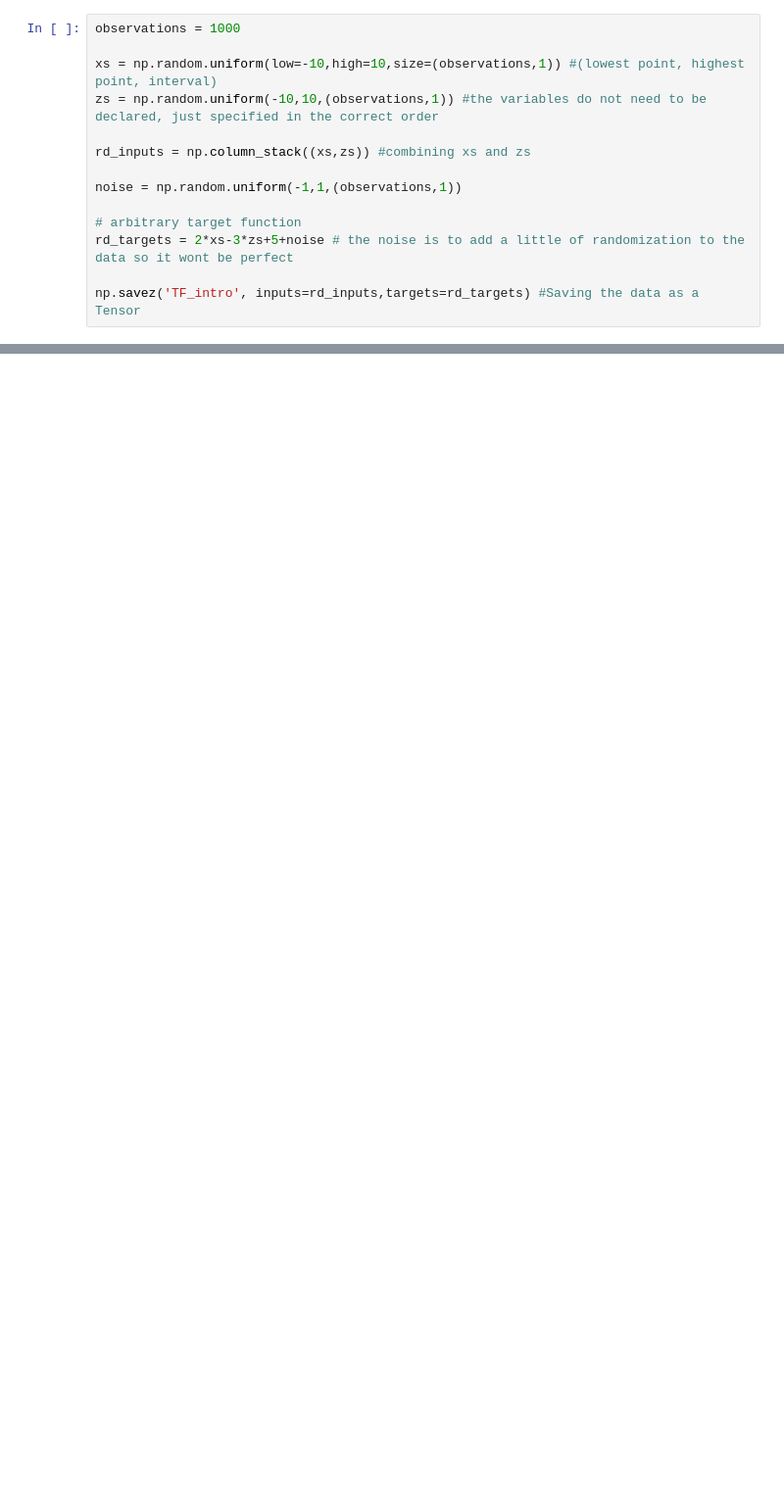
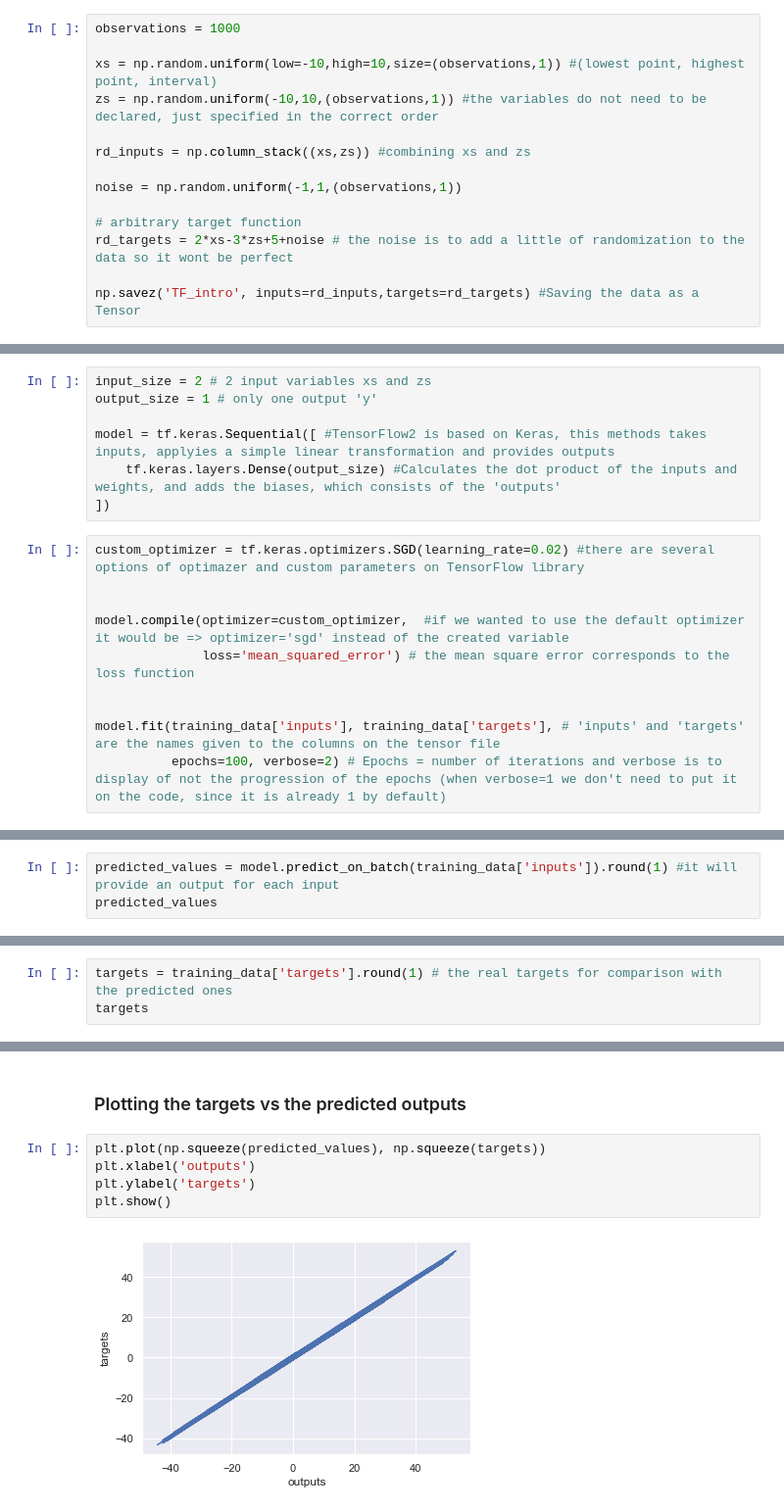
Before and after one commit to GiOvAnNa740/PythonNotebooks, a Jupyter notebook: Complete_Data_Science_Bootcamp/_notes_7_TensorFlow.ipynb, the cells around one changed output, grey strips where cells are left out. Shown at 98% size. Saved outputs shown, nothing was run; the diff lists cells and outputs as text; blank space fills up the shorter version.

Commit message:
Complete Data Science Bootcamp - TensonFlow

```diff
--- a/Complete_Data_Science_Bootcamp/_notes_7_TensorFlow.ipynb
+++ b/Complete_Data_Science_Bootcamp/_notes_7_TensorFlow.ipynb
@@ -30,0 +38,17 @@ np.savez('TF_intro', inputs=rd_inputs,targets=rd_targets) #Saving the data as a
+# %%
+input_size = 2 # 2 input variables xs and zs
+output_size = 1 # only one output 'y'
+
+model = tf.keras.Sequential([ #TensorFlow2 is based on Keras, this methods takes inputs, applyies a simple linear transformation and provides outputs
+    tf.keras.layers.Dense(output_size) #Calculates the dot product of the inputs and weights, and adds the biases, which consists of the 'outputs'
+])
+# %%
+custom_optimizer = tf.keras.optimizers.SGD(learning_rate=0.02) #there are several options of optimazer and custom parameters on TensorFlow library
+
+
+model.compile(optimizer=custom_optimizer,  #if we wanted to use the default optimizer it would be => optimizer='sgd' instead of the created variable
+              loss='mean_squared_error') # the mean square error corresponds to the loss function
+
+
+model.fit(training_data['inputs'], training_data['targets'], # 'inputs' and 'targets' are the names given to the columns on the tensor file
+          epochs=100, verbose=2) # Epochs = number of iterations and verbose is to display of not the progression of the epochs (when verbose=1 we don't need to put it on the code, since it is already 1 by default)
@@ -30,0 +86,3 @@ np.savez('TF_intro', inputs=rd_inputs,targets=rd_targets) #Saving the data as a
+# %%
+predicted_values = model.predict_on_batch(training_data['inputs']).round(1) #it will provide an output for each input
+predicted_values
@@ -30,0 +107,3 @@ np.savez('TF_intro', inputs=rd_inputs,targets=rd_targets) #Saving the data as a
+# %%
+targets = training_data['targets'].round(1) # the real targets for comparison with the predicted ones
+targets
@@ -30,0 +128,9 @@ np.savez('TF_intro', inputs=rd_inputs,targets=rd_targets) #Saving the data as a
+# %% [markdown]
+### Plotting the targets vs the predicted outputs
+# %%
+plt.plot(np.squeeze(predicted_values), np.squeeze(targets))
+plt.xlabel('outputs')
+plt.ylabel('targets')
+plt.show()
+# %% [output]
+[figure, added]
```
Also changed, not shown: parts of 11 cells of this notebook, 3 other files.
